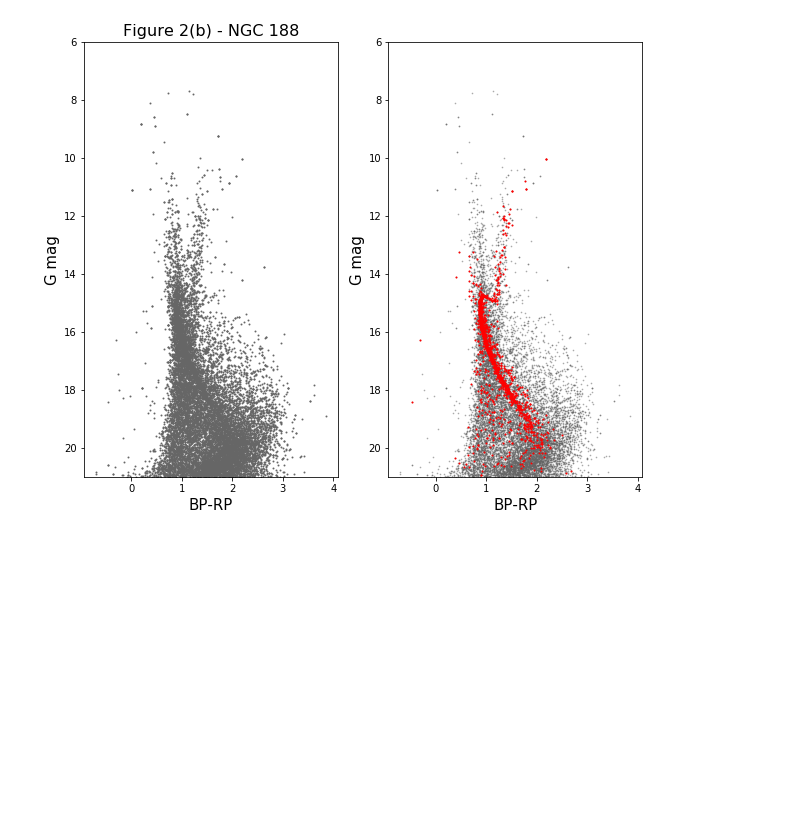
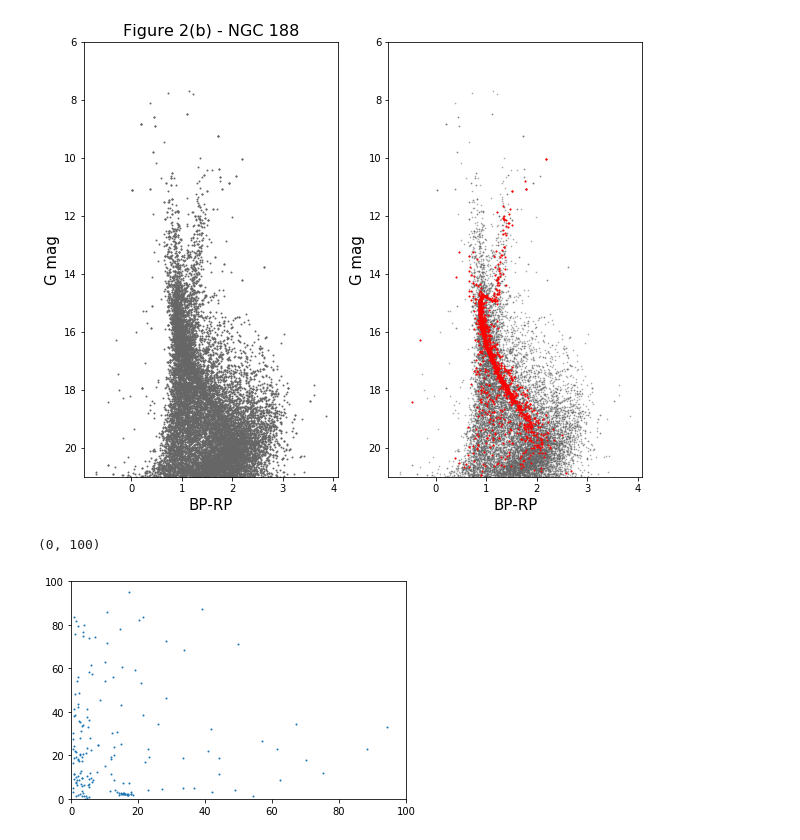
Before and after one commit to AndyTza/modern_astro, a Jupyter notebook: ModernStellarAstrophysicsHomework-3.ipynb, the cells around one changed output. Cells and saved outputs as stored; diff of their text form; code cells hidden in the pictures; blank space fills up the shorter version.

```diff
--- a/ModernStellarAstrophysicsHomework-3.ipynb
+++ b/ModernStellarAstrophysicsHomework-3.ipynb
@@ -33,13 +33,13 @@ ngc = ascii.read('ngc')
 pl_gmag = pl['phot_g_mean_mag']
 pl_pmra, pl_pmdec = pl['pmra'], pl['pmdec']
 pl_bprp = pl['phot_bp_mean_mag'] - pl['phot_rp_mean_mag']
-pl_ids = pl['source_id']
+pl_ra, pl_dec = pl['_RAJ2000'], pl['_DEJ2000']
 
 
 ngc_gmag = ngc['phot_g_mean_mag']
 ngc_pmra, ngc_pmdec = ngc['pmra'], ngc['pmdec']
 ngc_bprp = ngc['phot_bp_mean_mag'] - ngc['phot_rp_mean_mag']
-ngc_ids = ngc['source_id']
+ngc_ra, ngc_dec = ngc['_RAJ2000'], ngc['_DEJ2000']
 # %%
 fig = plt.figure(figsize=(10,10))
 gs = gridspec.GridSpec(3, 3)
@@ -159,8 +159,18 @@ import h5py
 # %%
 df = h5py.File("/Users/iraf1/Downloads/gaia_spectro.hdf5", "r+")
 id_sanders = list(df['data']['source_id'])
-jz = list(df['data']['Jz'])
-jr = list(df['data']['JR'])
-lz = list(df['data']['Lz'])
-l, b = list(df['data']['l']), list(df['data']['b'])
-ra, dec = list(df['data']['ra']), list(df['data']['dec'])
+jz = np.array(list(df['data']['Jz']))
+jr = np.array(list(df['data']['JR']))
+lz = np.array(list(df['data']['Lz']))
+l, b = np.array(list(df['data']['l'])), np.array(list(df['data']['b']))
+ra, dec = np.array(list(df['data']['ra'])), np.array(list(df['data']['dec']))
+# %%
+s_pl = np.where((ra>(np.min(pl_ra))) & (ra<np.max(pl_ra)) & (dec>np.min(pl_dec)) & (dec<np.max(pl_dec)))
+s_ngc = np.where((ra>(np.min(ngc_ra))) & (ra<np.max(ngc_ra)) & (dec>np.min(ngc_dec)) & (dec<np.max(ngc_dec)))
+# %%
+plt.scatter(jz[s_ngc], jr[s_ngc], s=1)
+plt.xlim(0,100)
+plt.ylim(0,100)
+# %% [output]
+(0, 100)
+[figure, added]
```
Also changed, not shown: parts of 15 cells of this notebook.
